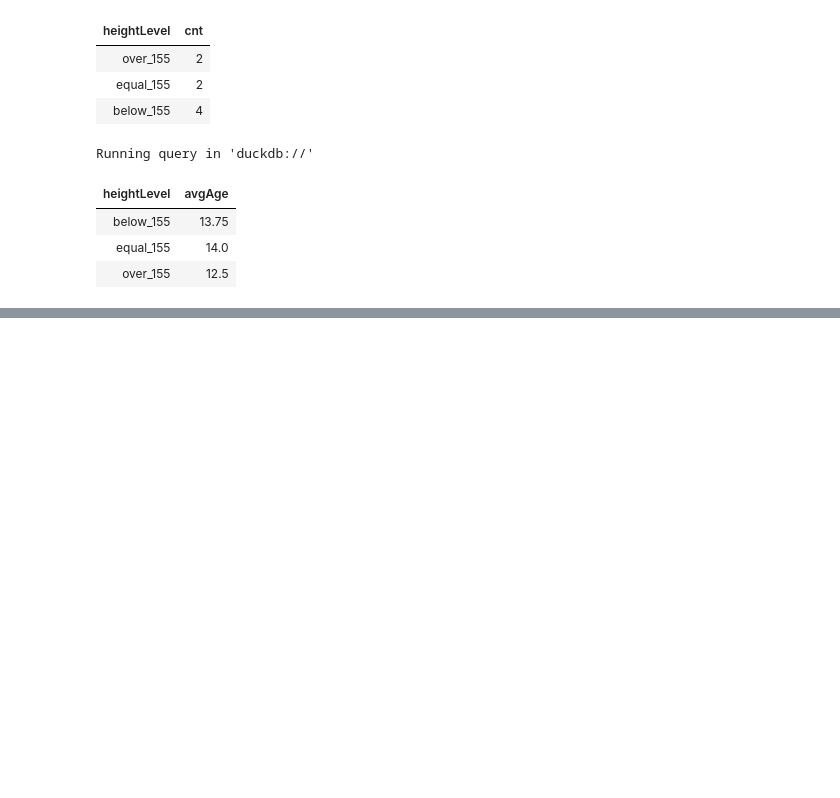
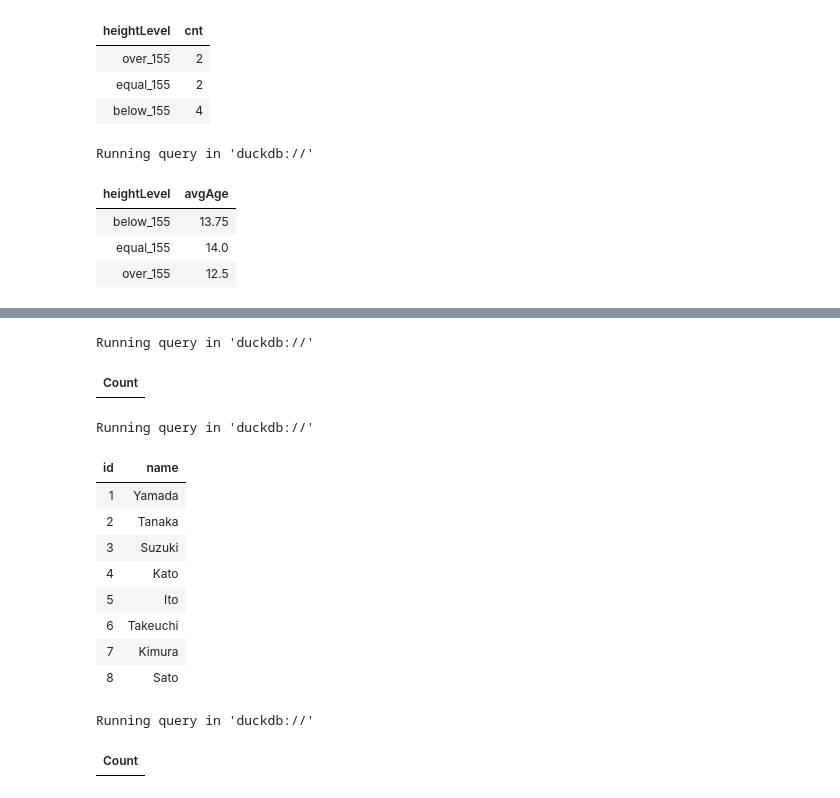
Before and after one commit to shefali-walia/ds-foundations, a Jupyter notebook: week08-sql/notes.ipynb, the cells around one changed output, grey strips where cells are left out. Cells and saved outputs as stored; diff of their text form; code cells hidden in the pictures; blank space fills up the shorter version.

Commit message:
Week08-sql: completed notes.ipynb - Views

```diff
--- a/week08-sql/notes.ipynb
+++ b/week08-sql/notes.ipynb
@@ -1063,0 +1075,35 @@ Running query in 'duckdb://'
+# %%
+%%sql
+CREATE VIEW v1 AS
+SELECT id, name
+FROM emp_list;
+# %% [output]
+Running query in 'duckdb://'
+| Count |
+# %%
+%%sql
+SELECT * FROM v1;
+# %% [output]
+Running query in 'duckdb://'
+| id | name |
+| 1 | Yamada |
+| 2 | Tanaka |
+| 3 | Suzuki |
+| 4 | Kato |
+| 5 | Ito |
+| 6 | Takeuchi |
+| 7 | Kimura |
+| 8 | Sato |
+# %%
+%%sql
+CREATE VIEW v2 AS
+SELECT id, name,
+CASE
+    WHEN class = 1 THEN 'A'
+    WHEN class = 2 THEN 'B'
+    WHEN class = 3 THEN 'C'
+    ELSE 'others'
+END AS className FROM emp_list;
+# %% [output]
+Running query in 'duckdb://'
+| Count |
```
Also changed, not shown: parts of 8 cells of this notebook.
